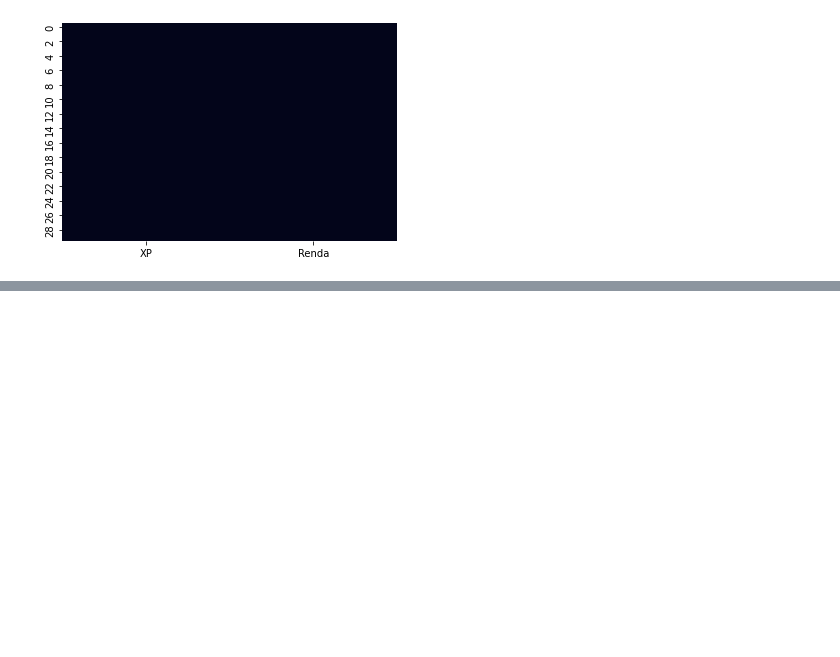
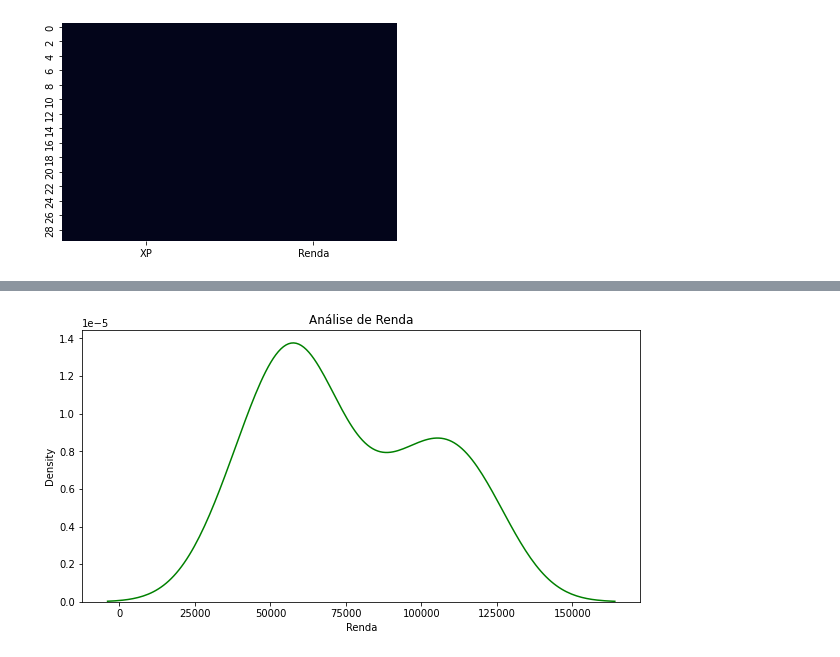
Before and after one commit to neisg/Rh-tempo-de-servi-o, a Jupyter notebook: Untitled4.ipynb, the cells around one changed output, grey strips where cells are left out. Drawn from its saved outputs; the diff is of its cells as text; code cells hidden in the pictures; blank space fills up the shorter version.

```diff
--- a/Untitled4.ipynb
+++ b/Untitled4.ipynb
@@ -56,0 +69,6 @@ sns.heatmap( Base_Dados.isnull(), cbar=False ),
+# %%
+plt.figure(figsize=(10, 5))
+plt.title('Análise de Renda')
+sns.kdeplot(Base_Dados['Renda'], color= 'green');
+# %% [output]
+[figure, added]
```
Also changed, not shown: parts of 1 cell of this notebook.
